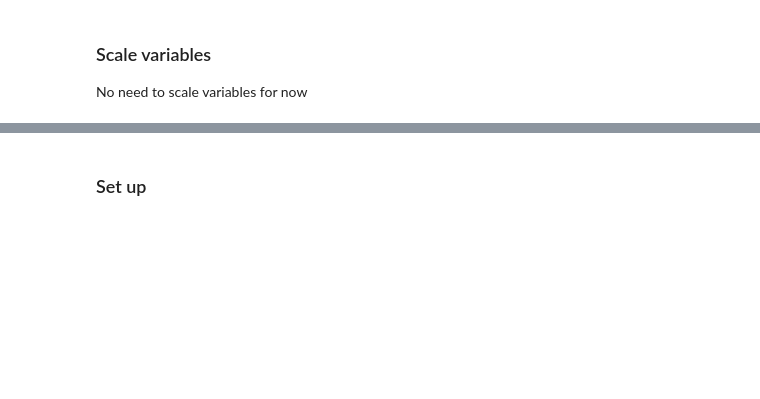
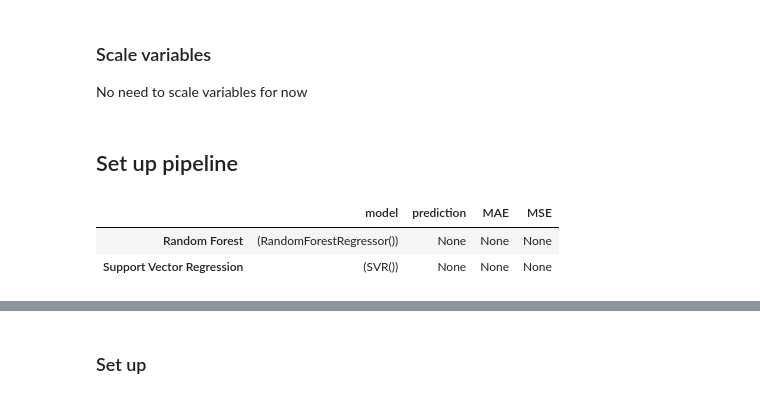
Before and after one commit to MargheSerena/Group-project, a Jupyter notebook: 03 ML set up_MF.ipynb, the cells around one changed output, grey strips where cells are left out. Cells and saved outputs as stored; diff of their text form; code cells hidden in the pictures; blank space fills up the shorter version.

Commit message:
setting up pipeline and NN

```diff
--- a/03 ML set up_MF.ipynb
+++ b/03 ML set up_MF.ipynb
@@ -328,3 +239,5 @@ X_baseline_train.shape
 ### Scale variables
 
 No need to scale variables for now
+# %% [markdown]
+## Set up pipeline
@@ -330,0 +248,30 @@ No need to scale variables for now
+# %%
+# Create models
+
+# Random forest
+rf = RandomForestRegressor()
+
+# SVR
+svr_model = SVR(kernel='rbf')  # 'rbf' for radial basis function kernel
+
+# Lightgbm
+
+
+# Define pipeline steps
+rf_pipeline = Pipeline([
+    ('rf', rf)  # Random Forest classifier
+])
+
+svr_pipeline = Pipeline([
+    ('svr', svr_model)  # Neural Network classifier
+])
+# %%
+evaluation_metrics = pd.DataFrame({
+    'Random Forest': {'model': rf_pipeline, 'prediction' : None, 'MAE' : None, 'MSE' : None},
+    'Support Vector Regression': {'model': svr_pipeline, 'prediction': None, 'MAE' : None, 'MSE' : None}
+}).transpose()
+evaluation_metrics
+# %% [output]
+|  | model | prediction | MAE | MSE |
+| Random Forest | (RandomForestRegressor()) | None | None | None |
+| Support Vector Regression | (SVR()) | None | None | None |
```
Also changed, not shown: parts of 75 cells of this notebook.
